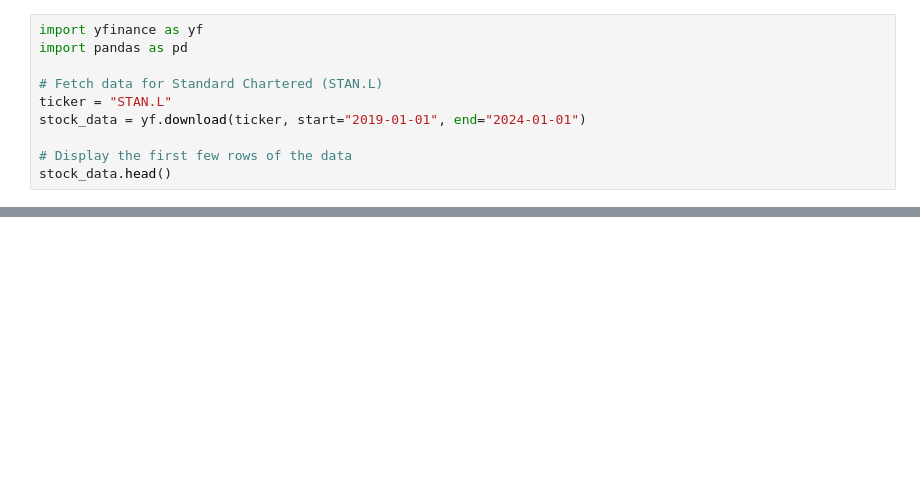
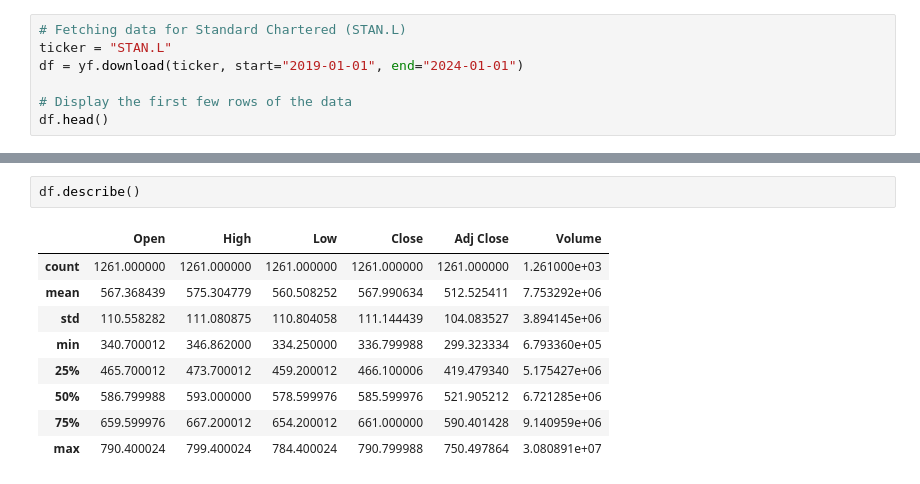
Before and after one commit to Muhammad-Abdullah-Jami/UK_Bank_Stocks_Prediction, a Jupyter notebook: Yfinance.ipynb, the cells around one changed output, grey strips where cells are left out. Cells and saved outputs as stored; diff of their text form; blank space fills up the shorter version.

```diff
--- a/Yfinance.ipynb
+++ b/Yfinance.ipynb
@@ -23,13 +44,10 @@ Requirement already satisfied: certifi>=2017.4.17 in /usr/local/lib/python3.10/d
 # %%
-import yfinance as yf
-import pandas as pd
-
-# Fetch data for Standard Chartered (STAN.L)
+# Fetching data for Standard Chartered (STAN.L)
 ticker = "STAN.L"
-stock_data = yf.download(ticker, start="2019-01-01", end="2024-01-01")
+df = yf.download(ticker, start="2019-01-01", end="2024-01-01")
 
 # Display the first few rows of the data
-stock_data.head()
+df.head()
 # %% [output]
 [*********************100%***********************]  1 of 1 completed
 |  | Open | High | Low | Close | Adj Close | Volume |
@@ -41,0 +76,12 @@ stock_data.head()
+# %%
+df.describe()
+# %% [output]
+|  | Open | High | Low | Close | Adj Close | Volume |
+| count | 1261.000000 | 1261.000000 | 1261.000000 | 1261.000000 | 1261.000000 | 1.261000e+03 |
+| mean | 567.368439 | 575.304779 | 560.508252 | 567.990634 | 512.525411 | 7.753292e+06 |
+| std | 110.558282 | 111.080875 | 110.804058 | 111.144439 | 104.083527 | 3.894145e+06 |
+| min | 340.700012 | 346.862000 | 334.250000 | 336.799988 | 299.323334 | 6.793360e+05 |
+| 25% | 465.700012 | 473.700012 | 459.200012 | 466.100006 | 419.479340 | 5.175427e+06 |
+| 50% | 586.799988 | 593.000000 | 578.599976 | 585.599976 | 521.905212 | 6.721285e+06 |
+| 75% | 659.599976 | 667.200012 | 654.200012 | 661.000000 | 590.401428 | 9.140959e+06 |
+| max | 790.400024 | 799.400024 | 784.400024 | 790.799988 | 750.497864 | 3.080891e+07 |
```
Also changed, not shown: parts of 17 cells of this notebook.
